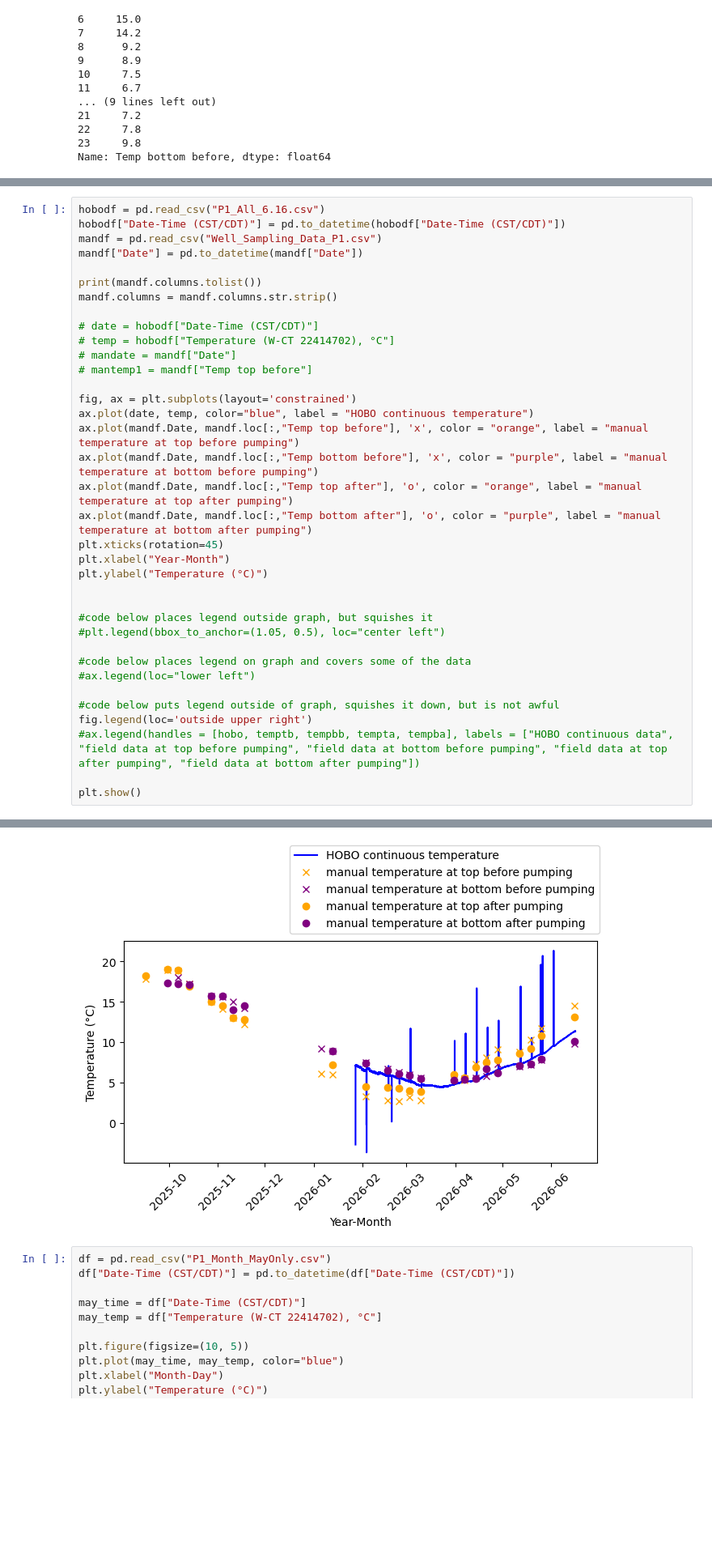
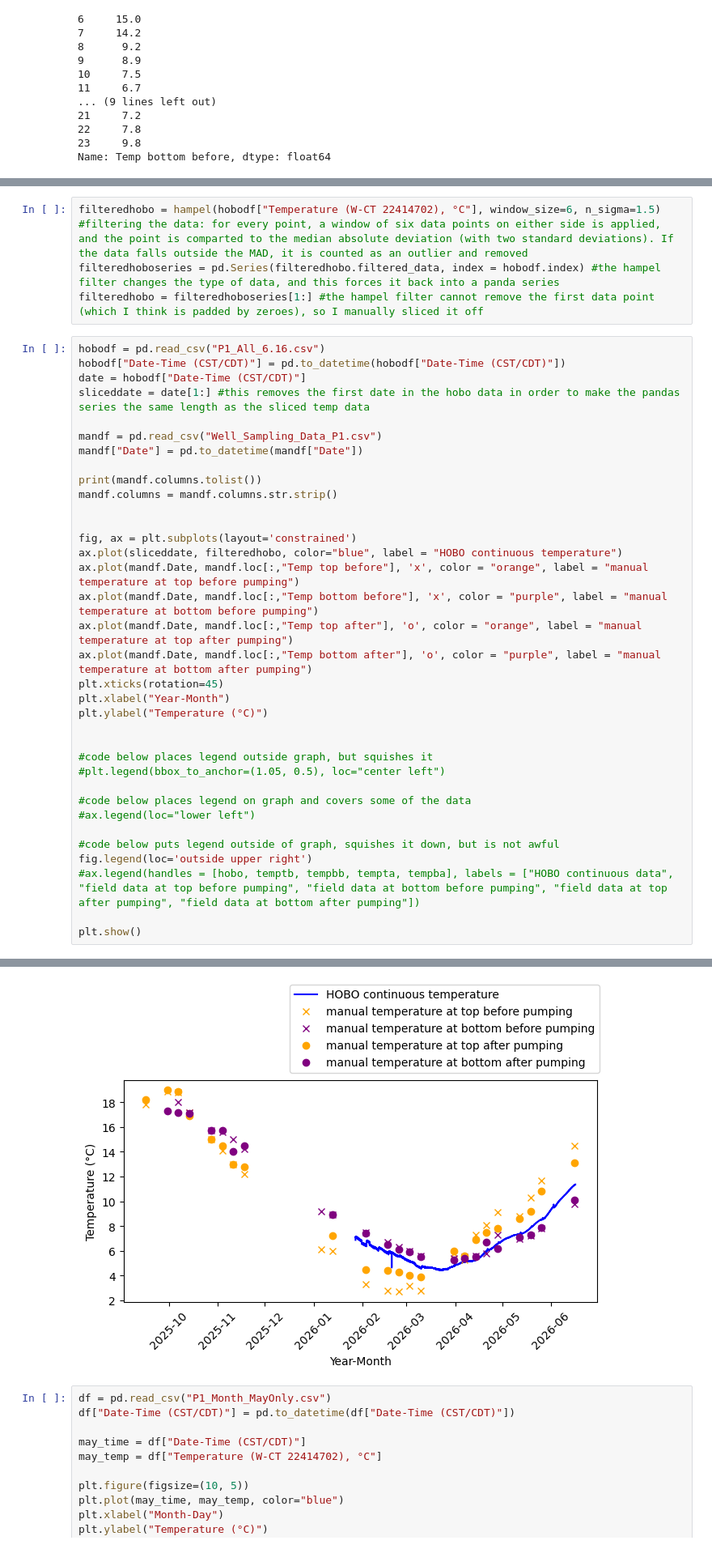
Before and after one commit to sauron-245/summer_26, a Jupyter notebook: summer 2026/temperature_bell2026.ipynb, the cells around one changed output, grey strips where cells are left out. Shown at 81% size. Cells and saved outputs as stored; diff of their text form; blank space fills up the shorter version.

```diff
--- a/summer 2026/temperature_bell2026.ipynb
+++ b/summer 2026/temperature_bell2026.ipynb
@@ -111,42 +124,45 @@ Name: Temp bottom before, dtype: float64
+# %%
+filteredhobo = hampel(hobodf["Temperature (W-CT 22414702), °C"], window_size=6, n_sigma=1.5) #filtering the data: for every point, a window of six data points on either side is applied, and the point is comparted to the median absolute deviation (with two standard deviations). If the data falls outside the MAD, it is counted as an outlier and removed
+filteredhoboseries = pd.Series(filteredhobo.filtered_data, index = hobodf.index) #the hampel filter changes the type of data, and this forces it back into a panda series
+filteredhobo = filteredhoboseries[1:] #the hampel filter cannot remove the first data point (which I think is padded by zeroes), so I manually sliced it off
 # %%
 hobodf = pd.read_csv("P1_All_6.16.csv")
 hobodf["Date-Time (CST/CDT)"] = pd.to_datetime(hobodf["Date-Time (CST/CDT)"])
+date = hobodf["Date-Time (CST/CDT)"]
+sliceddate = date[1:] #this removes the first date in the hobo data in order to make the pandas series the same length as the sliced temp data
+
 mandf = pd.read_csv("Well_Sampling_Data_P1.csv")
 mandf["Date"] = pd.to_datetime(mandf["Date"])
 
 print(mandf.columns.tolist())
 mandf.columns = mandf.columns.str.strip()
 
-# date = hobodf["Date-Time (CST/CDT)"]
-# temp = hobodf["Temperature (W-CT 22414702), °C"]
-# mandate = mandf["Date"]
-# mantemp1 = mandf["Temp top before"]
 
 fig, ax = plt.subplots(layout='constrained')
-ax.plot(date, temp, color="blue", label = "HOBO continuous temperature")
+ax.plot(sliceddate, filteredhobo, color="blue", label = "HOBO continuous temperature")
 ax.plot(mandf.Date, mandf.loc[:,"Temp top before"], 'x', color = "orange", label = "manual temperature at top before pumping")
 ax.plot(mandf.Date, mandf.loc[:,"Temp bottom before"], 'x', color = "purple", label = "manual temperature at bottom before pumping")
 ax.plot(mandf.Date, mandf.loc[:,"Temp top after"], 'o', color = "orange", label = "manual temperature at top after pumping")
 ax.plot(mandf.Date, mandf.loc[:,"Temp bottom after"], 'o', color = "purple", label = "manual temperature at bottom after pumping")
 plt.xticks(rotation=45)
 plt.xlabel("Year-Month")
 plt.ylabel("Temperature (°C)")
 
 
 #code below places legend outside graph, but squishes it
 #plt.legend(bbox_to_anchor=(1.05, 0.5), loc="center left")
 
 #code below places legend on graph and covers some of the data
 #ax.legend(loc="lower left")
 
 #code below puts legend outside of graph, squishes it down, but is not awful
 fig.legend(loc='outside upper right')
 #ax.legend(handles = [hobo, temptb, tempbb, tempta, tempba], labels = ["HOBO continuous data", "field data at top before pumping", "field data at bottom before pumping", "field data at top after pumping", "field data at bottom after pumping"])
 
 plt.show()
 # %% [output]
 ['Well', 'Date', 'Depth to water', 'Temp top before', 'Temp bottom before', 'SPC top before', 'SPC bottom before', 'Cond top before ', 'Cond bottom before ', 'Salinity top before', 'Salinity bottom be ...
-[figure, old version]
+[figure, new version]
 # %%
 df = pd.read_csv("P1_Month_MayOnly.csv")
 df["Date-Time (CST/CDT)"] = pd.to_datetime(df["Date-Time (CST/CDT)"])
```
Also changed, not shown: parts of 3 cells of this notebook, 6 other files.
